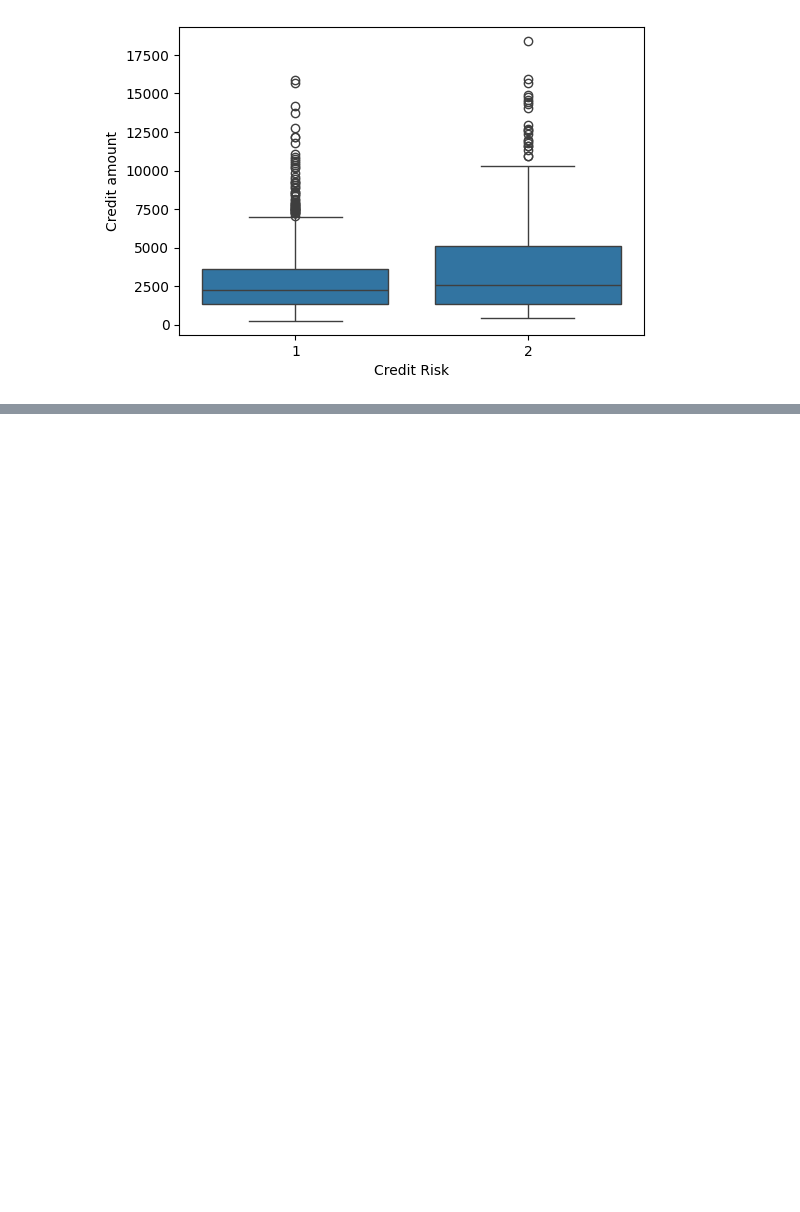
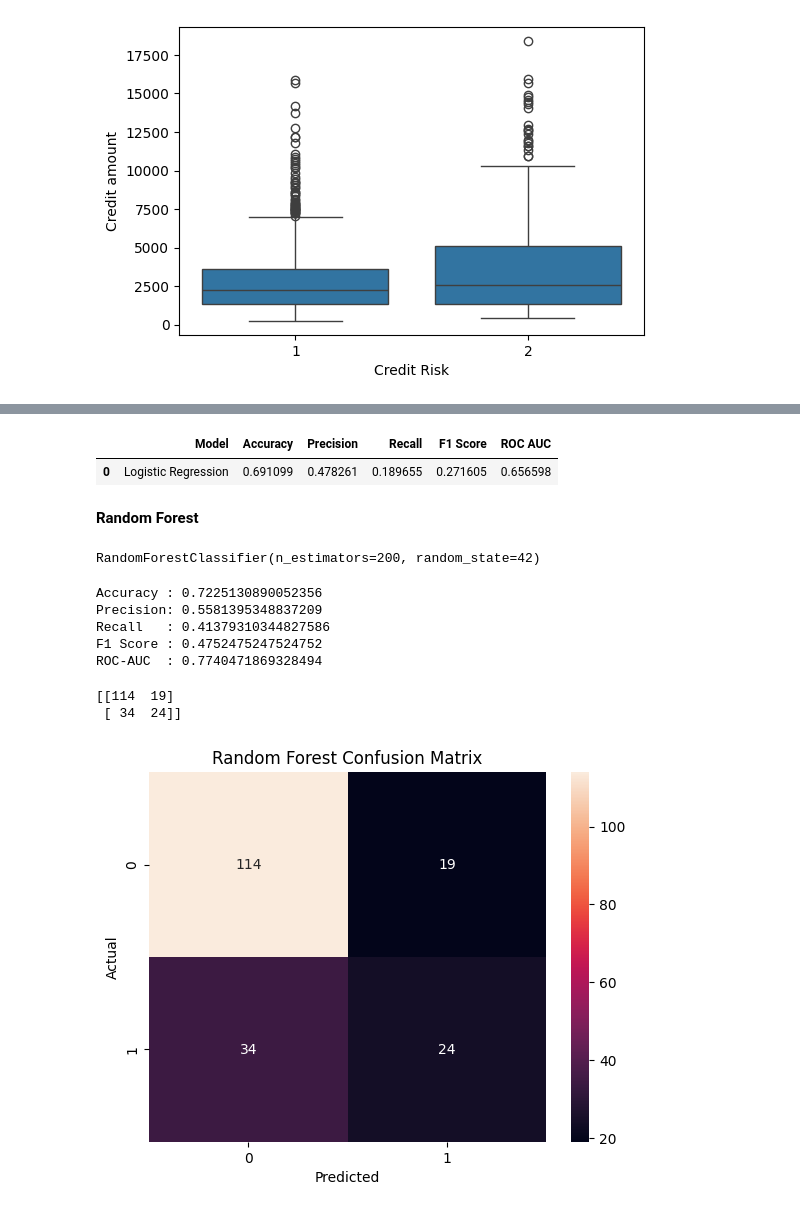
Before and after one commit to starfgrhtjyjyku/financial-risk-assessment, a Jupyter notebook: Financial_Risk_Assessment.ipynb, the cells around one changed output, grey strips where cells are left out. Drawn from its saved outputs; the diff is of its cells as text; code cells hidden in the pictures; blank space fills up the shorter version.

```diff
--- a/Financial_Risk_Assessment.ipynb
+++ b/Financial_Risk_Assessment.ipynb
@@ -234,0 +494,63 @@ plt.show()
+# %%
+results = pd.DataFrame({
+    'Model':['Logistic Regression'],
+    'Accuracy':[accuracy_score(y_test,y_pred_lr)],
+    'Precision':[precision_score(y_test,y_pred_lr)],
+    'Recall':[recall_score(y_test,y_pred_lr)],
+    'F1 Score':[f1_score(y_test,y_pred_lr)],
+    'ROC AUC':[roc_auc_score(y_test,y_prob_lr)]
+})
+
+results
+# %% [output]
+|  | Model | Accuracy | Precision | Recall | F1 Score | ROC AUC |
+| 0 | Logistic Regression | 0.691099 | 0.478261 | 0.189655 | 0.271605 | 0.656598 |
+# %% [markdown]
+**Random Forest**
+# %%
+from sklearn.ensemble import RandomForestClassifier
+
+rf = RandomForestClassifier(n_estimators=200, random_state=42)
+
+rf.fit(X_train, y_train)
+#Notice:
+
+#Use unscaled data for Random Forest.
+# %% [output]
+RandomForestClassifier(n_estimators=200, random_state=42)
+# %%
+y_pred_rf = rf.predict(X_test)
+
+y_prob_rf = rf.predict_proba(X_test)[:,1]
+# %%
+print("Accuracy :", accuracy_score(y_test, y_pred_rf))
+print("Precision:", precision_score(y_test, y_pred_rf))
+print("Recall   :", recall_score(y_test, y_pred_rf))
+print("F1 Score :", f1_score(y_test, y_pred_rf))
+print("ROC-AUC  :", roc_auc_score(y_test, y_prob_rf))
+# %% [output]
+Accuracy : 0.7225130890052356
+Precision: 0.5581395348837209
+Recall   : 0.41379310344827586
+F1 Score : 0.4752475247524752
+ROC-AUC  : 0.7740471869328494
+# %%
+cm_rf = confusion_matrix(y_test, y_pred_rf)
+
+print(cm_rf)
+
+sns.heatmap(
+    cm_rf,
+    annot=True,
+    fmt='d'
+)
+
+plt.title('Random Forest Confusion Matrix')
+plt.xlabel('Predicted')
+plt.ylabel('Actual')
+
+plt.show()
+# %% [output]
+[[114  19]
+ [ 34  24]]
+[figure, added]
```
Also changed, not shown: parts of 38 cells of this notebook.
